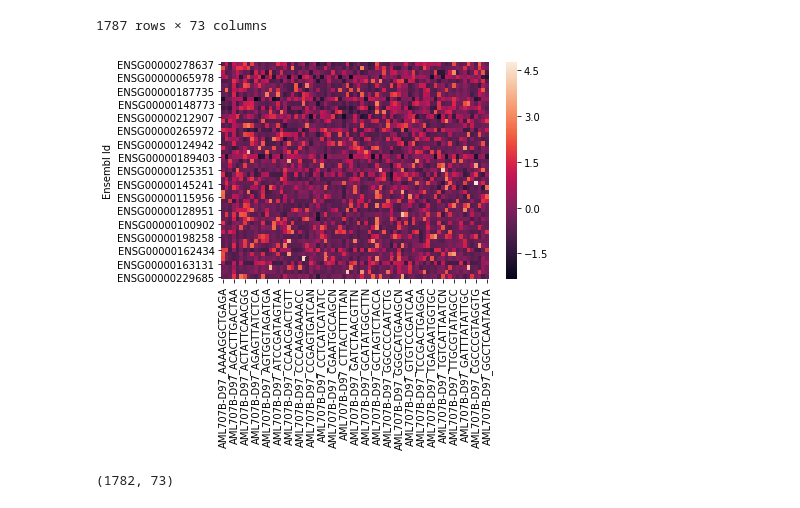
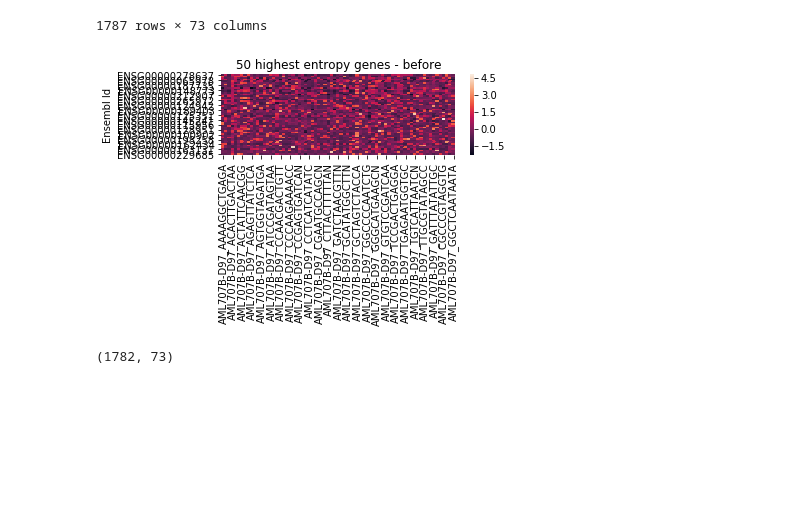
Before and after one commit to hypercubestart/CausalAssociation, a Jupyter notebook: miner2.ipynb, the cells around one changed output. Cells and saved outputs as stored; diff of their text form; code cells hidden in the pictures; blank space fills up the shorter version.

```diff
--- a/miner2.ipynb
+++ b/miner2.ipynb
@@ -192,16 +194,21 @@ def get_most_variable_genes(df, n=50):
     variable_genes = [x[0] for x in sorted_entropy]
     return variable_genes
 
-def generate_heatmap(df):
+def generate_heatmap(df, title, savefig = False):
     heat_map = sb.heatmap(df)
+    heat_map.set_title(title)
+    plt.tight_layout()
     plt.show()
+
+    if savefig:
+        heat_map.get_figure().savefig(results_dir + title)
 # %%
 # get 50 most variable genes (by entropy) by highest to lowest
 most_variable_genes = get_most_variable_genes(df)
 
-generate_heatmap(df.loc[most_variable_genes])
+generate_heatmap(df.loc[most_variable_genes], "50 highest entropy genes - before", savefig=False)
 # %% [output]
-[figure, old version]
+[figure, new version]
 # %%
 results_dir='./results/GSM3587977_AML707B/'
 
```
Also changed, not shown: parts of 7 cells of this notebook, 7 other files.
